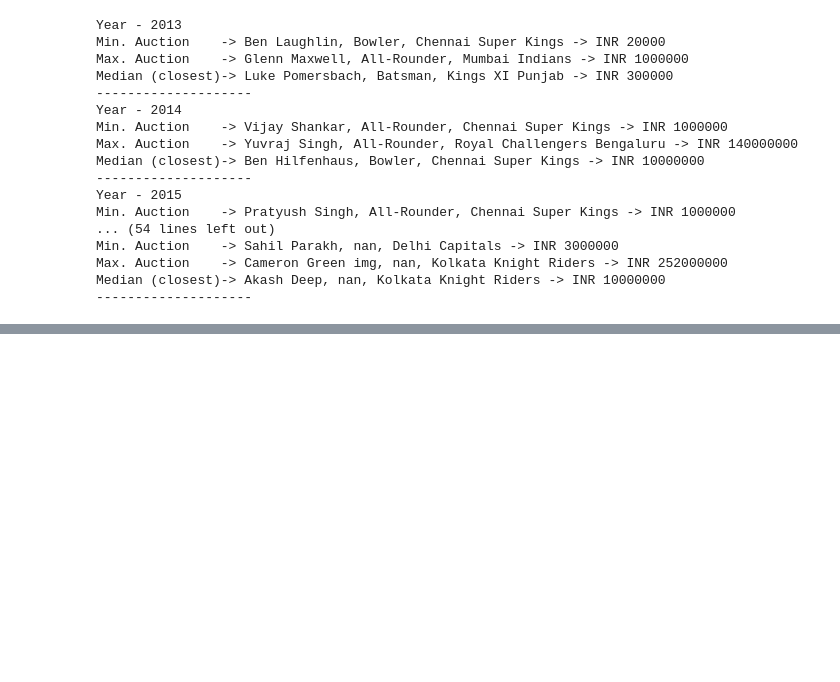
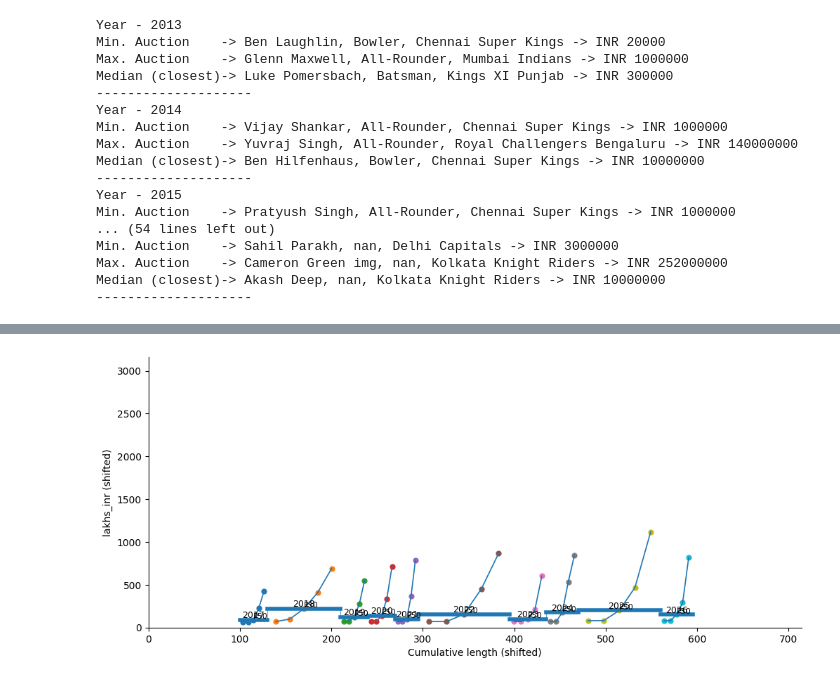
Before and after one commit to debatreyo/IPL-Auctions, a Jupyter notebook: notebooks/eda.ipynb, the cells around one changed output, grey strips where cells are left out. Cells and saved outputs as stored; diff of their text form; code cells hidden in the pictures; blank space fills up the shorter version.

```diff
--- a/notebooks/eda.ipynb
+++ b/notebooks/eda.ipynb
@@ -236,0 +318,87 @@ plt.show()
+# %%
+import numpy as np
+import matplotlib.pyplot as plt
+from matplotlib.lines import Line2D
+
+# ---------------------------
+# tweak knobs
+line_thickness = 4
+y_offset = 50
+x_offset = 100
+length_mag = 5
+
+pct_line_width = 1.2
+pct_dot_size = 24
+
+# choose your summary points (edit freely)
+percentiles = np.array([10, 25, 50, 75, 90], dtype=float)
+
+# where inside the segment to draw this percentile line (keeps it visually centered)
+left_frac = 0.12
+right_frac = 0.12
+
+fig, ax = plt.subplots(figsize=(12, 5))
+
+x_cursor = 0
+prev_end_x = None
+prev_y = None
+
+for _, r in df_group.sort_values("Year").iterrows():
+    year = int(r["Year"])
+    y_base = r["median_val"] + y_offset
+
+    seg_len = r["length"] * length_mag
+
+    x_start_base = x_cursor
+    x_end_base = x_cursor + seg_len
+
+    x_start = x_start_base + x_offset
+    x_end = x_end_base + x_offset
+
+    # thick baseline (median)
+    ax.add_line(Line2D([x_start, x_end], [y_base, y_base], linewidth=line_thickness))
+
+    # connector
+    if prev_end_x is not None:
+        ax.add_line(Line2D([x_start, x_start], [prev_y, y_base], linewidth=0.5))
+
+    # year label
+    ax.text((x_start + x_end) / 2, y_base, str(year), ha="center", va="bottom", fontsize=9)
+
+    # ---------------------------
+    # percentile line
+    year_vals = df2.loc[df2["Year"] == year, "Value Lakh"].to_numpy(dtype=float)
+    if year_vals.size > 0:
+        y_pts = np.percentile(year_vals, percentiles) + y_offset
+
+        seg_span = x_end - x_start
+        x_left = x_start + seg_span * left_frac
+        x_right = x_end - seg_span * right_frac
+        x_pts = np.linspace(x_left, x_right, len(percentiles))
+
+        ax.add_line(Line2D(x_pts, y_pts, linewidth=pct_line_width))
+        ax.scatter(x_pts, y_pts, s=pct_dot_size)
+
+        # optional: label the median percentile point (P50)
+        # Find index of 50 in percentiles (if present)
+        if np.any(percentiles == 50):
+            idx_50 = int(np.where(percentiles == 50)[0][0])
+            ax.text(x_pts[idx_50], y_pts[idx_50], "P50", ha="left", va="bottom", fontsize=8)
+
+    # update previous + cursor
+    prev_end_x = x_end
+    prev_y = y_base
+    x_cursor = x_end_base
+
+# axis limits
+y_max = max(df_group["median_val"].max(), df2["Value Lakh"].max()) + y_offset
+ax.set_xlim(0, (x_offset + x_cursor) * 1.2)
+ax.set_ylim(0, y_max * 1.15)
+
+ax.set_xlabel("Cumulative length (shifted)")
+ax.set_ylabel("lakhs_inr (shifted)")
+ax.spines[["top", "right"]].set_visible(False)
+
+plt.show()
+# %% [output]
+[figure, added]
```
Also changed, not shown: parts of 8 cells of this notebook.
